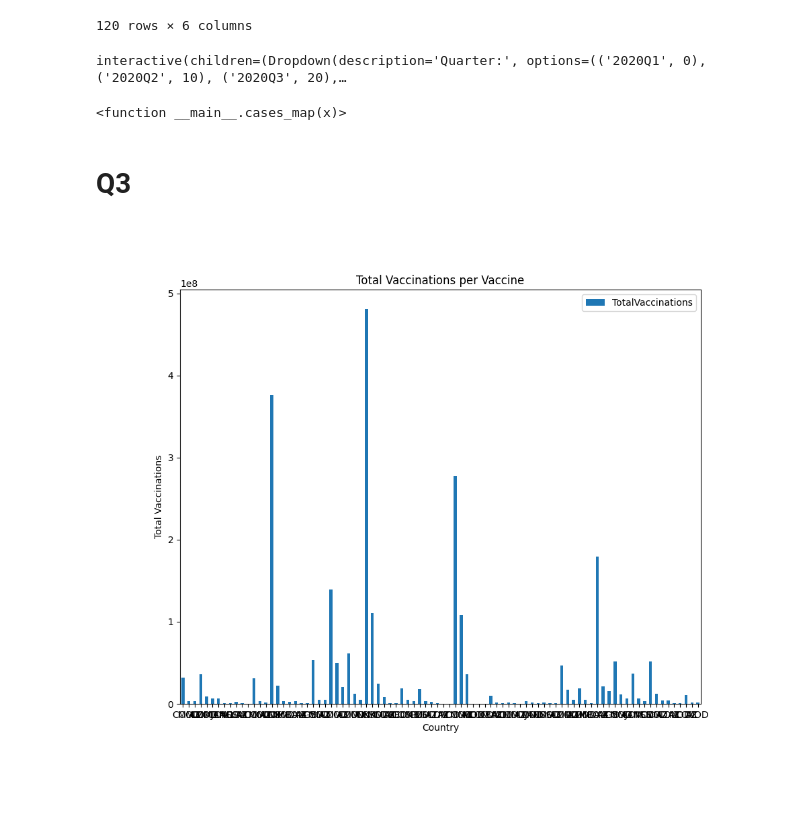
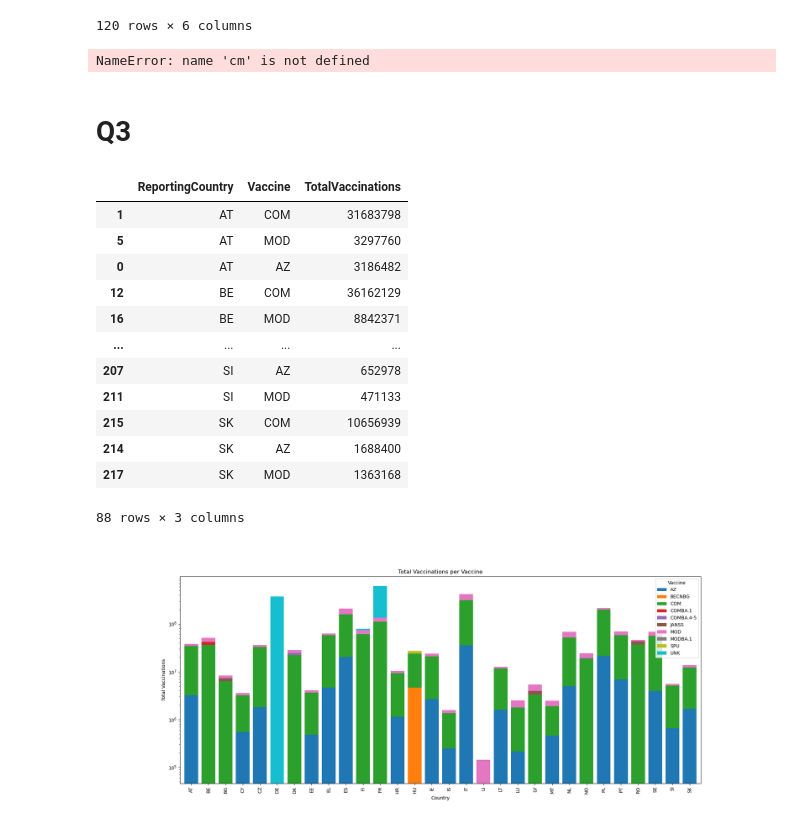
Before and after one commit to Klattraren/Intelligent-Data-Analysis-DV1597, a Jupyter notebook: assignment2.ipynb, the cells around one changed output. Drawn from its saved outputs; the diff is of its cells as text; code cells hidden in the pictures; blank space fills up the shorter version.

```diff
--- a/assignment2.ipynb
+++ b/assignment2.ipynb
@@ -288,7 +289,6 @@ new_cases_grouped_Q.to_csv("output.csv", index=True)
 | 119 | 2022Q4 | Czechia | 44148 | 388 | 10693939 | 0.413 |
 120 rows × 6 columns
 # %%
-
 # Load the world dataset
 world = gpd.read_file(gpd.datasets.get_path('naturalearth_lowres'))
 
@@ -300,51 +300,83 @@ geometry = wkt.loads('MULTIPOLYGON (((6.186320428094177 49.463802802114515, 6.65
 filtered_europe.loc[filtered_europe["name"] == "France", "geometry"] = geometry
 
-color_palette = sns.color_palette("YlOrBr", as_cmap=True)
+color_palette = cm.get_cmap('YlOrBr') #create a color palette"
+norm = Normalize(vmin=0, vmax=40)
+
 
 def erase_plot():
     ax.clear()
 
+def cases_map(x):
+    ax = None
 
-def cases_map(x):
-    erase_plot()
-    display(new_cases_grouped_Q.iloc[x:(x+10)]) ##
+    if ax is not None:
+        erase_plot()
+
     countries_list = list(new_cases_grouped_Q.iloc[x:(x+10)]["countriesAndTerritories"]) #get the top 10 countries with the most cases
     cases_countries = filtered_europe[filtered_europe['name'].isin(countries_list)]
 
     cases_countries_merged = cases_countries.merge(new_cases_grouped_Q.iloc[x:(x+10)][["countriesAndTerritories","Percentage"]], left_on=["name"], right_on="countriesAndTerritories", how="inner")
 
     ax = filtered_europe.plot(figsize=(8,6),edgecolor='gray', color="White")
-    cases_countries_merged.plot(ax=ax, edgecolor='gray', column="Percentage", cmap=color_palette)
+    cases_countries_merged.plot(ax=ax, edgecolor='gray', column="Percentage", cmap=color_palette, norm=norm)
 
     plt.ylabel('Latitude')
     plt.xlabel('Longitude')
+
+    sm = ScalarMappable(cmap=color_palette, norm=norm)
+    sm.set_array([])  # Set an empty array for the colorbar
+
+    plt.colorbar(sm)
+
     plt.show()
 
 
 interact(cases_map, x=widgets.Dropdown(options=[('2020Q1', 0),('2020Q2', 10),('2020Q3', 20),('2020Q4', 30),('2021Q1', 40),('2021Q2', 50),('2021Q3', 60),('2021Q4', 70),('2022Q1', 80),('2022Q2', 90),('2022Q3', 100),('2022Q4', 110)],description='Quarter:'))
 # %% [output]
-interactive(children=(Dropdown(description='Quarter:', options=(('2020Q1', 0), ('2020Q2', 10), ('2020Q3', 20),…
+NameError: name 'cm' is not defined
-<function __main__.cases_map(x)>
 # %% [markdown]
 # Q3
 # %%
 vaccination_count_per_country = vaccination_df.groupby(["ReportingCountry", "Vaccine"]).sum()
 vaccination_count_per_country['TotalVaccinations'] = vaccination_count_per_country[['FirstDose', 'SecondDose', 'DoseAdditional1', 'DoseAdditional2', 'DoseAdditional3', 'DoseAdditional4', 'DoseAdditional5', 'UnknownDose']].sum(axis=1)
 # display(vaccination_count_per_country)
 
 summary_data = vaccination_count_per_country.groupby(['ReportingCountry','Vaccine'])['TotalVaccinations'].sum().reset_index()
 total_vaccine_data_sum = summary_data.groupby(['Vaccine'])['TotalVaccinations'].sum().reset_index().sort_values(by=['TotalVaccinations'], ascending=False)
 top_3_vaccines_total = total_vaccine_data_sum.nlargest(3, 'TotalVaccinations')
 sorted_summary_data = summary_data.sort_values(by=['ReportingCountry','TotalVaccinations'], ascending=[True, False])
 top_3_vaccines_per_country = sorted_summary_data.groupby(['ReportingCountry']).head(3)
-# display(top_3_vaccines_per_country)
+display(top_3_vaccines_per_country)
 
-top_3_vaccines_per_country.plot.bar(x='Vaccine', y='TotalVaccinations', rot=0, figsize=(10, 8), stacked=True)
 
-mpl.xlabel('Country')
-mpl.ylabel('Total Vaccinations')
-mpl.title('Total Vaccinations per Vaccine')
+# Pivot the data to create separate columns for each vaccine
+pivot_data = top_3_vaccines_per_country.pivot(index='ReportingCountry', columns='Vaccine', values='TotalVaccinations')
 
-mpl.show()
+# print(pivot_data)
+
+# Plot the stacked bar chart
+ax = pivot_data.plot.bar( figsize=(20, 8), width=0.8, stacked=True)
+
+# Set the labels and title
+ax.set_yscale('log')
+ax.set_xlabel('Country')
+ax.set_ylabel('Total Vaccinations')
+ax.set_title('Total Vaccinations per Vaccine')
+
+# Show the plot
+plt.show()
 # %% [output]
+|  | ReportingCountry | Vaccine | TotalVaccinations |
+| 1 | AT | COM | 31683798 |
+| 5 | AT | MOD | 3297760 |
+| 0 | AT | AZ | 3186482 |
+| 12 | BE | COM | 36162129 |
+| 16 | BE | MOD | 8842371 |
+| ... | ... | ... | ... |
+| 207 | SI | AZ | 652978 |
+| 211 | SI | MOD | 471133 |
+| 215 | SK | COM | 10656939 |
+| 214 | SK | AZ | 1688400 |
+| 217 | SK | MOD | 1363168 |
+88 rows × 3 columns
-[figure, old version]
+[figure, new version]
```
Also changed, not shown: parts of 1 cell of this notebook.
